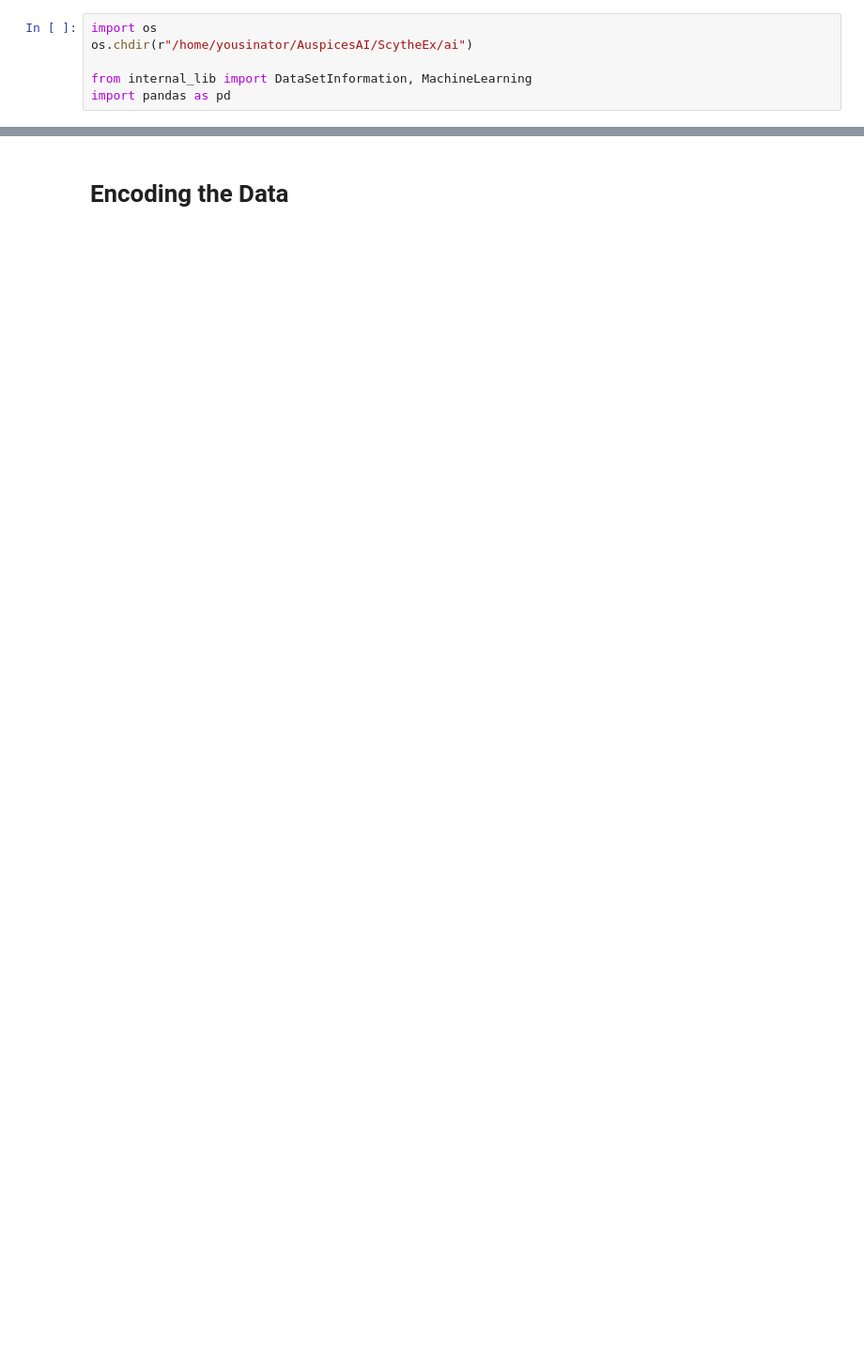
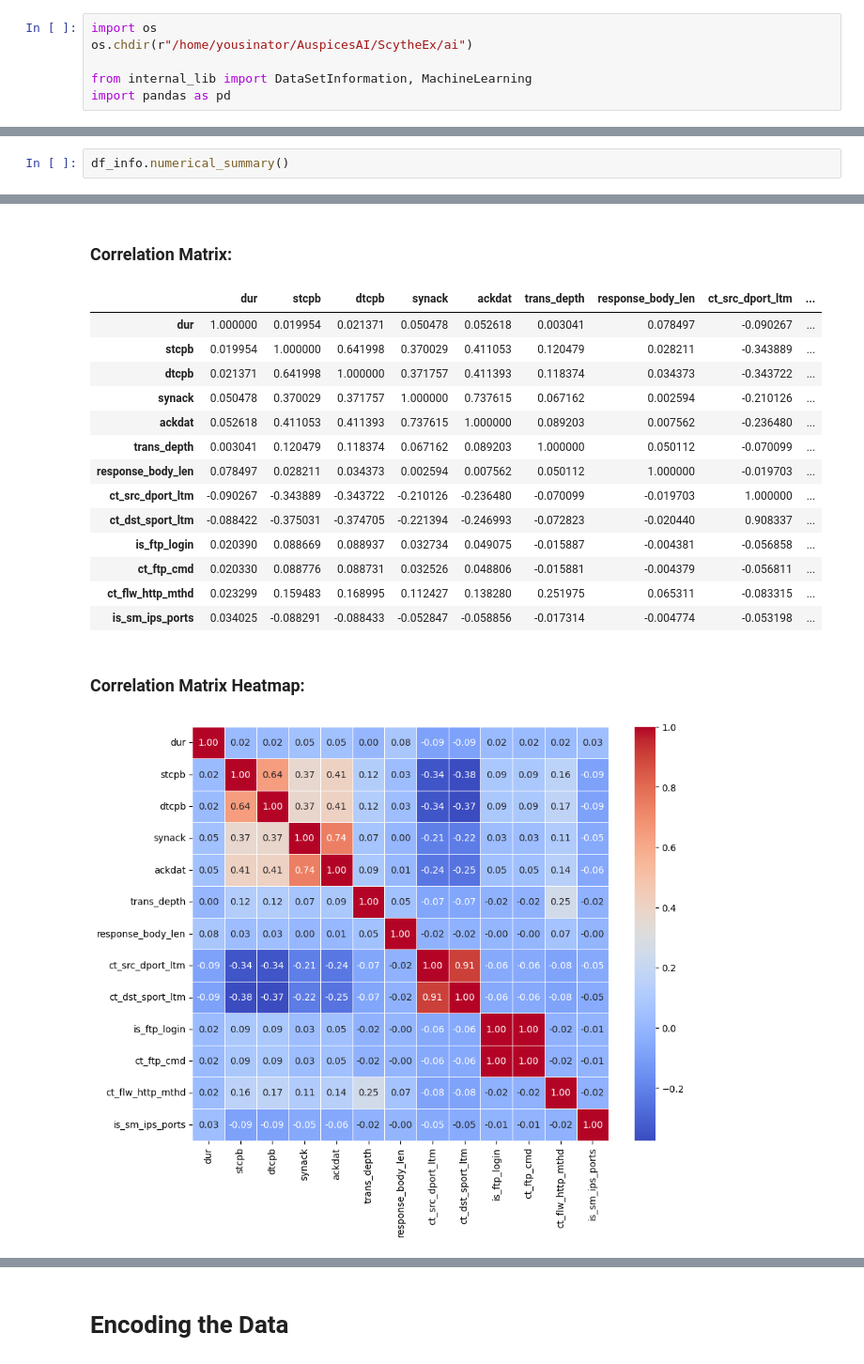
Before and after one commit to AuspicesAI/ScytheEx-Hackathon, a Jupyter notebook: ai/notebooks/PreProcessing.ipynb, the cells around one changed output, grey strips where cells are left out. Shown: that part at 94% size. Saved outputs shown, nothing was run; the diff lists cells and outputs as text; blank space fills up the shorter version.

```diff
--- a/ai/notebooks/PreProcessing.ipynb
+++ b/ai/notebooks/PreProcessing.ipynb
@@ -15,0 +44,3 @@ test.drop_duplicates(inplace=True)
+# %%
+df_info.numerical_summary()
+# %% [output]
@@ -15,0 +57,17 @@ test.drop_duplicates(inplace=True)
+### Correlation Matrix:
+|  | dur | stcpb | dtcpb | synack | ackdat | trans_depth | response_body_len | ct_src_dport_ltm | ... |
+| dur | 1.000000 | 0.019954 | 0.021371 | 0.050478 | 0.052618 | 0.003041 | 0.078497 | -0.090267 | ... |
+| stcpb | 0.019954 | 1.000000 | 0.641998 | 0.370029 | 0.411053 | 0.120479 | 0.028211 | -0.343889 | ... |
+| dtcpb | 0.021371 | 0.641998 | 1.000000 | 0.371757 | 0.411393 | 0.118374 | 0.034373 | -0.343722 | ... |
+| synack | 0.050478 | 0.370029 | 0.371757 | 1.000000 | 0.737615 | 0.067162 | 0.002594 | -0.210126 | ... |
+| ackdat | 0.052618 | 0.411053 | 0.411393 | 0.737615 | 1.000000 | 0.089203 | 0.007562 | -0.236480 | ... |
+| trans_depth | 0.003041 | 0.120479 | 0.118374 | 0.067162 | 0.089203 | 1.000000 | 0.050112 | -0.070099 | ... |
+| response_body_len | 0.078497 | 0.028211 | 0.034373 | 0.002594 | 0.007562 | 0.050112 | 1.000000 | -0.019703 | ... |
+| ct_src_dport_ltm | -0.090267 | -0.343889 | -0.343722 | -0.210126 | -0.236480 | -0.070099 | -0.019703 | 1.000000 | ... |
+| ct_dst_sport_ltm | -0.088422 | -0.375031 | -0.374705 | -0.221394 | -0.246993 | -0.072823 | -0.020440 | 0.908337 | ... |
+| is_ftp_login | 0.020390 | 0.088669 | 0.088937 | 0.032734 | 0.049075 | -0.015887 | -0.004381 | -0.056858 | ... |
+| ct_ftp_cmd | 0.020330 | 0.088776 | 0.088731 | 0.032526 | 0.048806 | -0.015881 | -0.004379 | -0.056811 | ... |
+| ct_flw_http_mthd | 0.023299 | 0.159483 | 0.168995 | 0.112427 | 0.138280 | 0.251975 | 0.065311 | -0.083315 | ... |
+| is_sm_ips_ports | 0.034025 | -0.088291 | -0.088433 | -0.052847 | -0.058856 | -0.017314 | -0.004774 | -0.053198 | ... |
+### Correlation Matrix Heatmap:
+[figure, added]
```
Also changed, not shown: parts of 32 cells of this notebook, 9 other files.
